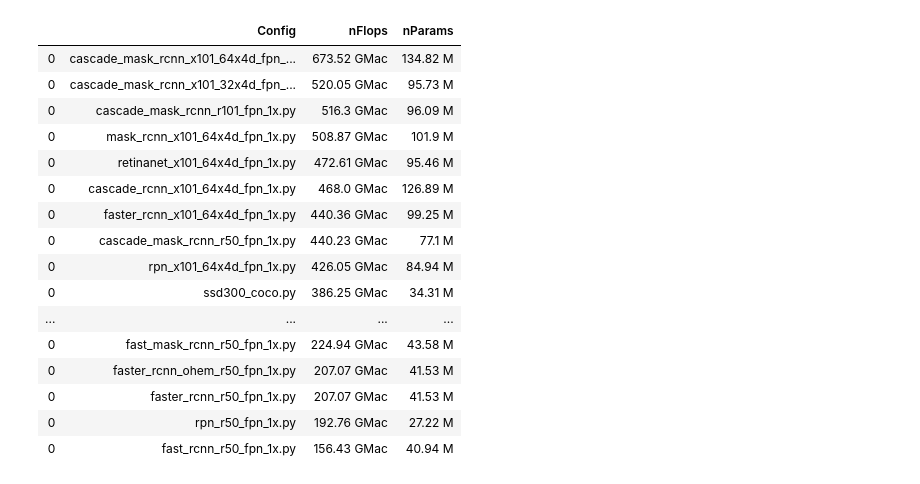
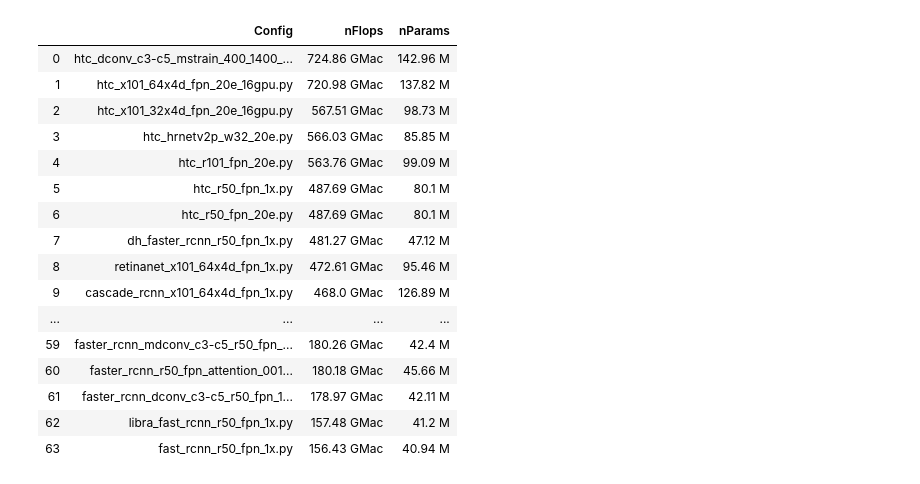
Before and after one commit to jinlmsft/mmdetection_ext_sample, a Jupyter notebook: show_configs_complexity_info.ipynb, the cells around one changed output. Drawn from its saved outputs; the diff is of its cells as text; code cells hidden in the pictures.

Commit message:
Update to show configuratin of all subfolder

```diff
--- a/show_configs_complexity_info.ipynb
+++ b/show_configs_complexity_info.ipynb
@@ -26,14 +26,16 @@ def show_complexity(config, input_shape=(3,1280,800)):
     return df
 
 def show_all_complexity(paths):
-    # show all configs except "caffe" model, because it would exceed the memory limit
+    black_list = ["caffe", "dpool", "gcnet", "ms_rcnn", "mask_rcnn"]  # do not search for config contain those key words
     all_complexity = pd.DataFrame(columns=["Config", "nFlops", "nParams"])
     for path in paths:
-        if "caffe" in path:
+        if any(s in path for s in black_list):
             continue
         all_complexity = all_complexity.append(show_complexity(path))
 
     return all_complexity
 
 # change the below code to the absolute path to configs folder, "~" is not working here
-paths = glob.glob("../mmdetection/configs/*.py")
+other_paths = glob.glob("/home/wedward.wei/code/mmdetection/configs/*/*.py")
+root_paths = glob.glob("/home/wedward.wei/code/mmdetection/configs/*.py")
+paths = root_paths + other_paths
@@ -217,0 +48,3 @@ FasterRCNN(
+# %%
+pd.set_option('display.max_row', None)
+all_complexity.sort_values(by='Config').reset_index(drop=True)
@@ -218,20 +69,20 @@ FasterRCNN(
 # %%
-all_complexity.sort_values(by='nFlops', ascending=False)
+all_complexity.sort_values(by='nFlops', ascending=False).reset_index(drop=True)
 # %% [output]
 |  | Config | nFlops | nParams |
-| 0 | cascade_mask_rcnn_x101_64x4d_fpn_... | 673.52 GMac | 134.82 M |
-| 0 | cascade_mask_rcnn_x101_32x4d_fpn_... | 520.05 GMac | 95.73 M |
-| 0 | cascade_mask_rcnn_r101_fpn_1x.py | 516.3 GMac | 96.09 M |
-| 0 | mask_rcnn_x101_64x4d_fpn_1x.py | 508.87 GMac | 101.9 M |
-| 0 | retinanet_x101_64x4d_fpn_1x.py | 472.61 GMac | 95.46 M |
-| 0 | cascade_rcnn_x101_64x4d_fpn_1x.py | 468.0 GMac | 126.89 M |
-| 0 | faster_rcnn_x101_64x4d_fpn_1x.py | 440.36 GMac | 99.25 M |
-| 0 | cascade_mask_rcnn_r50_fpn_1x.py | 440.23 GMac | 77.1 M |
-| 0 | rpn_x101_64x4d_fpn_1x.py | 426.05 GMac | 84.94 M |
-| 0 | ssd300_coco.py | 386.25 GMac | 34.31 M |
+| 0 | htc_dconv_c3-c5_mstrain_400_1400_... | 724.86 GMac | 142.96 M |
+| 1 | htc_x101_64x4d_fpn_20e_16gpu.py | 720.98 GMac | 137.82 M |
+| 2 | htc_x101_32x4d_fpn_20e_16gpu.py | 567.51 GMac | 98.73 M |
+| 3 | htc_hrnetv2p_w32_20e.py | 566.03 GMac | 85.85 M |
+| 4 | htc_r101_fpn_20e.py | 563.76 GMac | 99.09 M |
+| 5 | htc_r50_fpn_1x.py | 487.69 GMac | 80.1 M |
+| 6 | htc_r50_fpn_20e.py | 487.69 GMac | 80.1 M |
+| 7 | dh_faster_rcnn_r50_fpn_1x.py | 481.27 GMac | 47.12 M |
+| 8 | retinanet_x101_64x4d_fpn_1x.py | 472.61 GMac | 95.46 M |
+| 9 | cascade_rcnn_x101_64x4d_fpn_1x.py | 468.0 GMac | 126.89 M |
 | ... | ... | ... | ... |
-| 0 | fast_mask_rcnn_r50_fpn_1x.py | 224.94 GMac | 43.58 M |
-| 0 | faster_rcnn_ohem_r50_fpn_1x.py | 207.07 GMac | 41.53 M |
-| 0 | faster_rcnn_r50_fpn_1x.py | 207.07 GMac | 41.53 M |
-| 0 | rpn_r50_fpn_1x.py | 192.76 GMac | 27.22 M |
-| 0 | fast_rcnn_r50_fpn_1x.py | 156.43 GMac | 40.94 M |
+| 59 | faster_rcnn_mdconv_c3-c5_r50_fpn_... | 180.26 GMac | 42.4 M |
+| 60 | faster_rcnn_r50_fpn_attention_001... | 180.18 GMac | 45.66 M |
+| 61 | faster_rcnn_dconv_c3-c5_r50_fpn_1... | 178.97 GMac | 42.11 M |
+| 62 | libra_fast_rcnn_r50_fpn_1x.py | 157.48 GMac | 41.2 M |
+| 63 | fast_rcnn_r50_fpn_1x.py | 156.43 GMac | 40.94 M |
```
Also changed, not shown: parts of 5 cells of this notebook, 1 other file.
